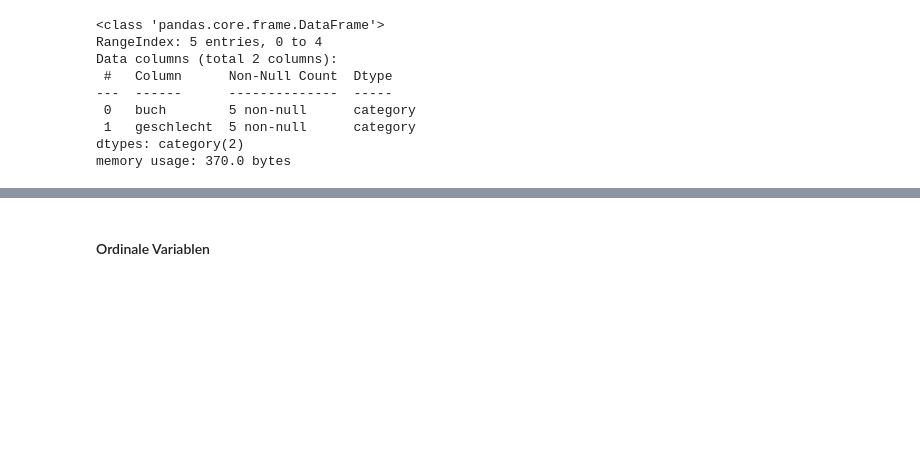
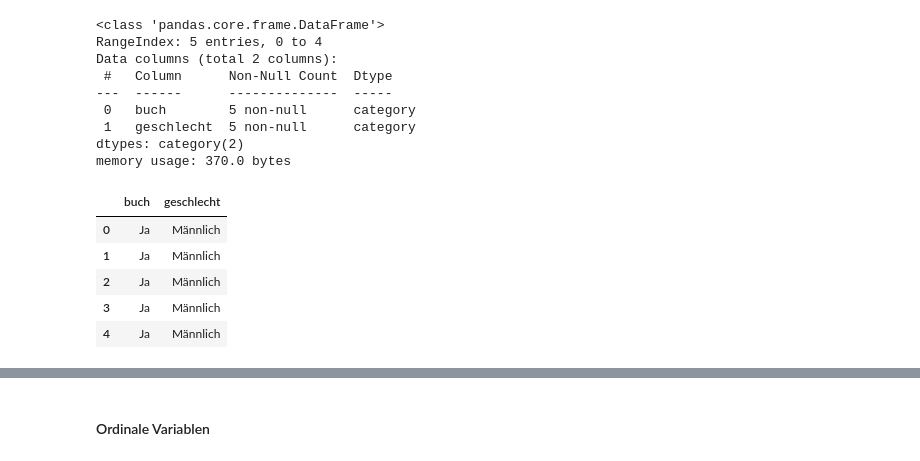
Before and after one commit to kirenz/umfrage, a Jupyter notebook: notebooks/01-data-preparation.ipynb, the cells around one changed output, grey strips where cells are left out. Saved outputs shown, nothing was run; the diff lists cells and outputs as text; code cells hidden in the pictures; blank space fills up the shorter version.

```diff
--- a/notebooks/01-data-preparation.ipynb
+++ b/notebooks/01-data-preparation.ipynb
@@ -131,3 +131,12 @@ Data columns (total 2 columns):
  1   geschlecht  5 non-null      category
 dtypes: category(2)
 memory usage: 370.0 bytes
+# %%
+df[list_nominal].head()
+# %% [output]
+|  | buch | geschlecht |
+| 0 | Ja | Männlich |
+| 1 | Ja | Männlich |
+| 2 | Ja | Männlich |
+| 3 | Ja | Männlich |
+| 4 | Ja | Männlich |
```
Also changed, not shown: parts of 6 cells of this notebook.
